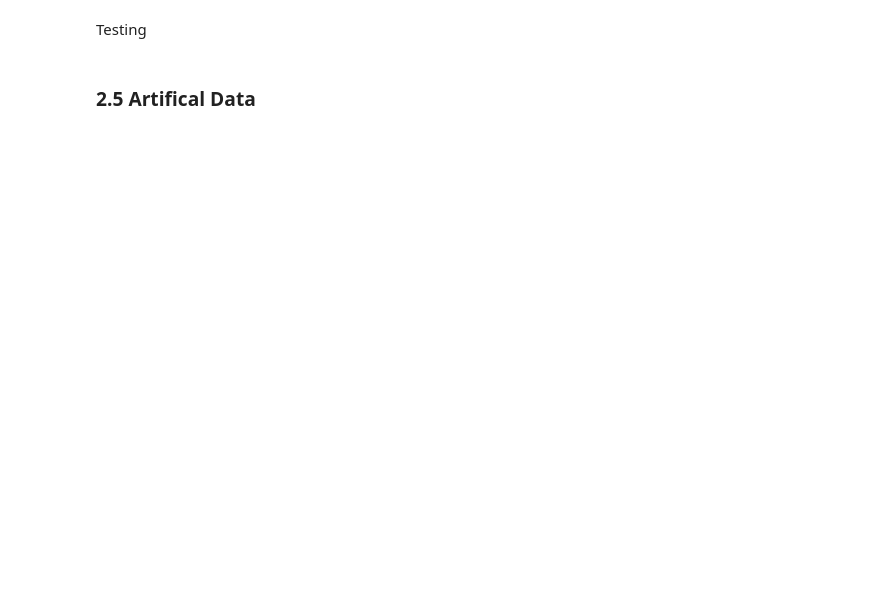
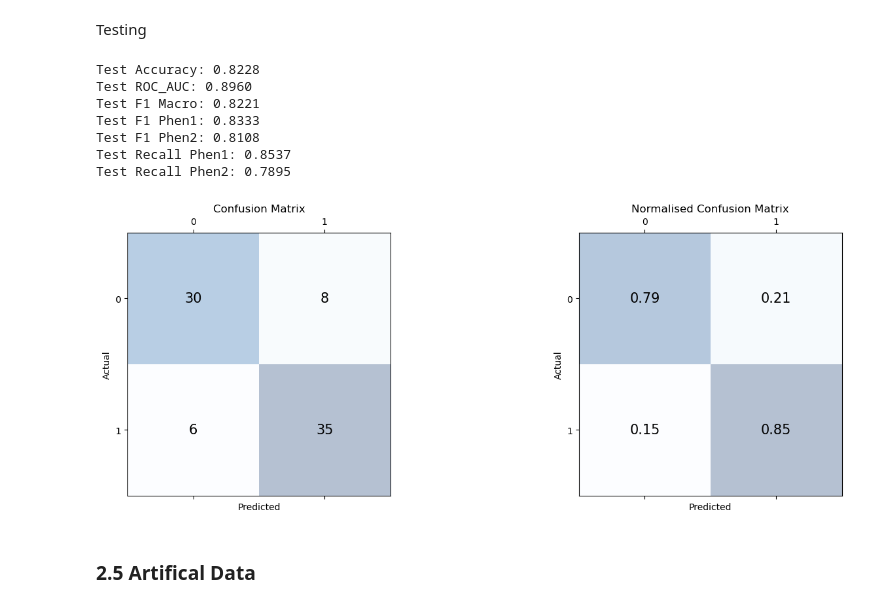
Before and after one commit to YvesMG1/Deep-Learning-Project, a Jupyter notebook: GNN_implementation_v3_yves.ipynb, the cells around one changed output. Saved outputs shown, nothing was run; the diff lists cells and outputs as text; code cells hidden in the pictures; blank space fills up the shorter version.

```diff
--- a/GNN_implementation_v3_yves.ipynb
+++ b/GNN_implementation_v3_yves.ipynb
@@ -670,4 +832,45 @@ Cross validaton
 # %% [markdown]
 Testing
+# %%
+# load trained models
+models = []
+for i in range(5):
+    model = ResGCN(train_graph_data_covid_pert[0].num_features, layer_configs, mlp_config, 2).to(device)
+    model.load_state_dict(torch.load(f"trained_models/COVID_PERT_ResGCN_fold_{i + 1}.pt"))
+    model.eval()
+    models.append(model)
+
+# Load test data
+test_loader = DataLoader(test_graph_data_covid_pert, batch_size=1)
+
+# Ensemble prediction and probability of positive class
+ensemble_preds, ensemble_prob_pos_class = test(test_loader, models, device)
+
+# True labels for metrics calculation
+true_labels = np.concatenate([batch.y.cpu().numpy() for batch in test_loader])
+
+# Calculate confusion matrix and AUC
+test_confusion_matrix = confusion_matrix(true_labels, ensemble_preds, labels=[0, 1])
+test_roc_auc = roc_auc_score(true_labels, ensemble_prob_pos_class)
+recall_phen1, recall_phen2, precision_phen1, precision_phen2, accuracy, f1_phen1, f1_phen2, f1_macro = calculate_metrics(test_confusion_matrix)
+
+# Print metrics
+print(f"Test Accuracy: {accuracy:.4f}")
+print(f"Test ROC_AUC: {test_roc_auc:.4f}")
+print(f"Test F1 Macro: {f1_macro:.4f}")
+print(f"Test F1 Phen1: {f1_phen1:.4f}")
+print(f"Test F1 Phen2: {f1_phen2:.4f}")
+print(f"Test Recall Phen1: {recall_phen1:.4f}")
+print(f"Test Recall Phen2: {recall_phen2:.4f}")
+plot_confusion_matrix(test_confusion_matrix, use = 'test')
+# %% [output]
+Test Accuracy: 0.8228
+Test ROC_AUC: 0.8960
+Test F1 Macro: 0.8221
+Test F1 Phen1: 0.8333
+Test F1 Phen2: 0.8108
+Test Recall Phen1: 0.8537
+Test Recall Phen2: 0.7895
+[figure, added]
 # %% [markdown]
 ### 2.5 Artifical Data
```
Also changed, not shown: parts of 13 cells of this notebook, 21 other files.
